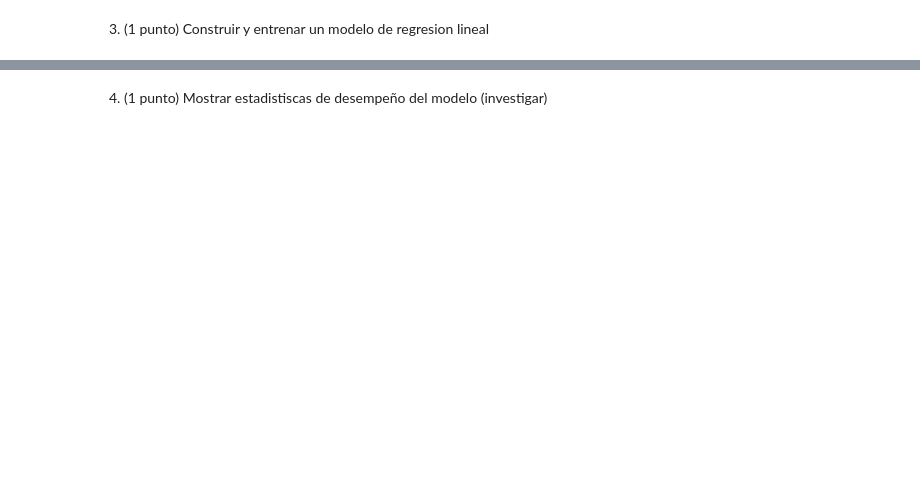
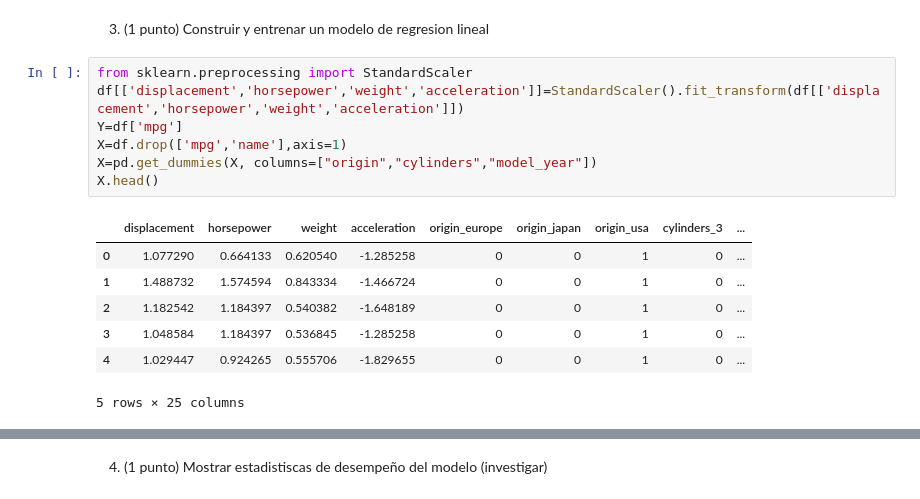
Before and after one commit to festeban11/Minor-Machine-Learning, a Jupyter notebook: Tareas/S07-Linear-Models/Tarea_regresion_lineal.ipynb, the cells around one changed output, grey strips where cells are left out. Drawn from its saved outputs; the diff is of its cells as text; blank space fills up the shorter version.

```diff
--- a/Tareas/S07-Linear-Models/Tarea_regresion_lineal.ipynb
+++ b/Tareas/S07-Linear-Models/Tarea_regresion_lineal.ipynb
@@ -14,2 +104,17 @@ En esta tarea usted debe investigar acerca del conjunto de datos [auto mpg](http
 # %% [markdown]
 3) (1 punto) Construir y entrenar un modelo de regresion lineal
+# %%
+from sklearn.preprocessing import StandardScaler
+df[['displacement','horsepower','weight','acceleration']]=StandardScaler().fit_transform(df[['displacement','horsepower','weight','acceleration']])
+Y=df['mpg']
+X=df.drop(['mpg','name'],axis=1)
+X=pd.get_dummies(X, columns=["origin","cylinders","model_year"])
+X.head()
+# %% [output]
+|  | displacement | horsepower | weight | acceleration | origin_europe | origin_japan | origin_usa | cylinders_3 | ... |
+| 0 | 1.077290 | 0.664133 | 0.620540 | -1.285258 | 0 | 0 | 1 | 0 | ... |
+| 1 | 1.488732 | 1.574594 | 0.843334 | -1.466724 | 0 | 0 | 1 | 0 | ... |
+| 2 | 1.182542 | 1.184397 | 0.540382 | -1.648189 | 0 | 0 | 1 | 0 | ... |
+| 3 | 1.048584 | 1.184397 | 0.536845 | -1.285258 | 0 | 0 | 1 | 0 | ... |
+| 4 | 1.029447 | 0.924265 | 0.555706 | -1.829655 | 0 | 0 | 1 | 0 | ... |
+5 rows × 25 columns
```
Also changed, not shown: parts of 9 cells of this notebook.
